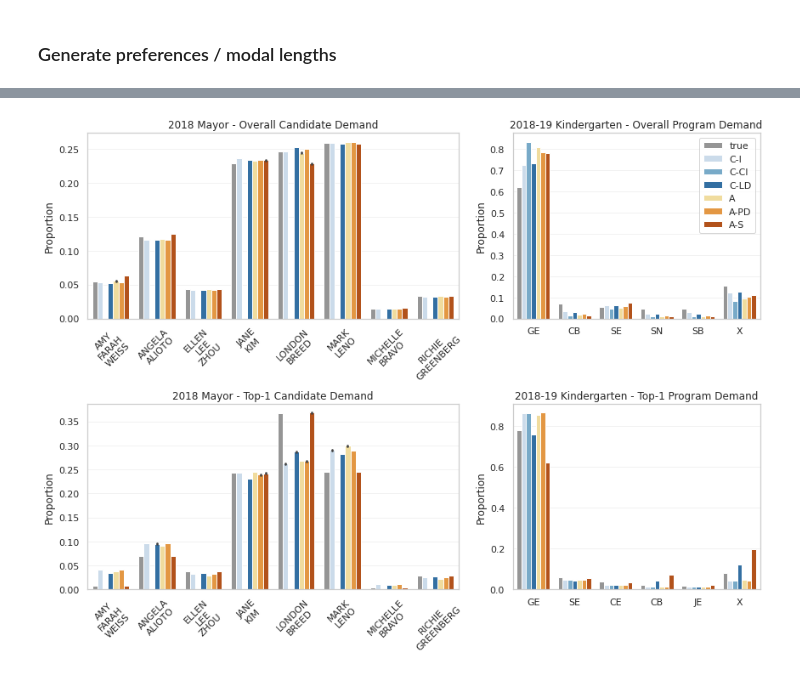
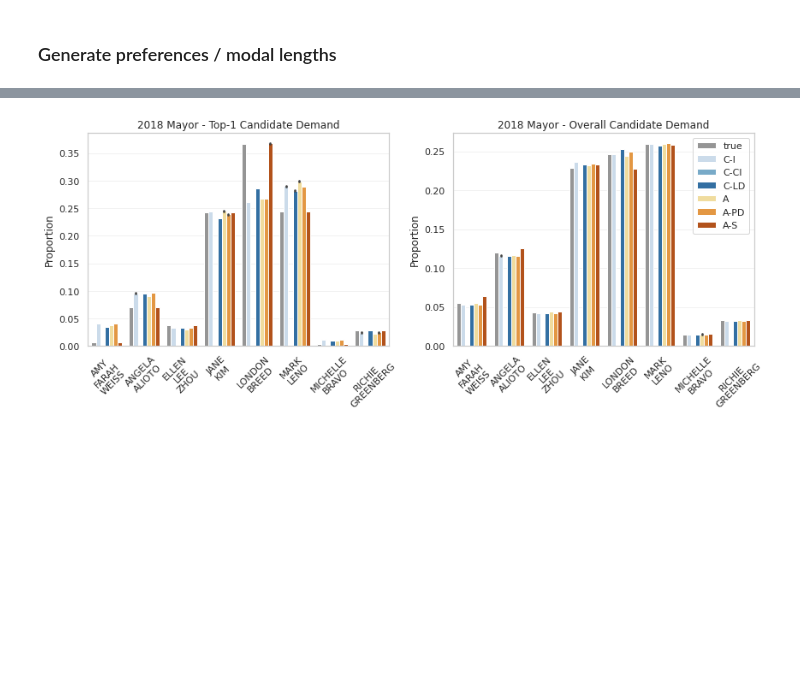
Before and after one commit to DQ-lab/partial_order-collection, a Jupyter notebook: paper_figures.ipynb, the cells around one changed output, grey strips where cells are left out. Saved outputs shown, nothing was run; the diff lists cells and outputs as text; code cells hidden in the pictures; blank space fills up the shorter version.

```diff
--- a/paper_figures.ipynb
+++ b/paper_figures.ipynb
@@ -373,22 +373,10 @@ def full_train(model_name, length_k, length_reg, mnl_k, rank_reg, dataset_name,
                                                                             **kwargs)
     return (dataset_name, model_name, model)
 # %%
-school_choice_indicators = []
-length_ks = []
-length_regs = []
-mnl_ks = []
-rank_regs = []
 dataset_names = []
 datasets = []
-program_datasets = []
 for year, dictionary in rcv_datasets.items():
     for race, dataset in dictionary.items():
-        school_choice_indicators.append(False)
-        length_ks.append(10)
-        length_regs.append(0.0)
-        mnl_ks.append(10)
-        rank_regs.append(0.0)
         dataset_names.append('{} {}'.format(year, race))
         datasets.append(dataset)
-        program_datasets.append(None)
 # %%
@@ -484,14 +492,11 @@ NameError: name 'overall_results' is not defined
 # %%
 model_names=['fully independent', 'conditionally independent', 'length dependent', 'augmented', 'position-dependent augmented', 'stratified augmented']
-full_train_results = Parallel(n_jobs=30)(delayed(full_train)(model_name, length_k, length_reg, mnl_k, rank_reg, dataset_name,
-                                                        dataset, program_data=data, school_choice=school_choice)
+full_train_results = Parallel(n_jobs=30)(delayed(full_train)(model_name, length_k, length_reg, mnl_k, rank_reg, dataset_name, dataset)
                                          for model_name in model_names
-                                         for dataset_name, dataset, school_choice, data, length_k, length_reg, mnl_k, rank_reg in zip(dataset_names,
-                                                                                                                                      datasets,
-                                                                                                                                      school_choice_indicators,
-                                                                                                                                      program_datasets,
-                                                                                                                                      length_ks,
-                                                                                                                                      length_regs,
-                                                                                                                                      mnl_ks,
-                                                                                                                                      rank_regs))
+                                         for dataset_name, dataset, length_k, length_reg, mnl_k, rank_reg in zip(dataset_names,
+                                                                                                                 datasets,
+                                                                                                                 length_ks,
+                                                                                                                 length_regs,
+                                                                                                                 mnl_ks,
+                                                                                                                 rank_regs))
 # %% [output]
@@ -620,5 +586,6 @@ for dataset_name, dataset in zip(dataset_names, datasets):
 # %%
-sampling_results = Parallel(n_jobs=30)(delayed(sample_datasets)(i, school_choice_datasets[dataset_name.split()[0]] if 'SFUSD' in dataset_name else rcv_datasets[dataset_name.split()[0]][dataset_name.split()[1]],
+sampling_results = Parallel(n_jobs=30)(delayed(sample_datasets)(i,
+                                                                rcv_datasets[dataset_name.split()[0]][dataset_name.split()[1]],
                                                                 dataset_name,
                                                                 model_name,
                                                                 model)
@@ -698,29 +642,29 @@ fig.tight_layout()
 # %%
 hue_order = ['true', 'C-I', 'C-CI', 'C-LD', 'A', 'A-PD', 'A-S']
 palette = sns.color_palette('Greys', n_colors=1) + sns.color_palette("Blues", n_colors=3)+sns.color_palette("YlOrBr", n_colors=3)
 
 fig, ax = plt.subplots(1,2, figsize=(12,5))
 name = '2018 Mayor'
 dataset = '2018 M'
 data = sampling_df[(sampling_df.dataset==dataset)&
-                   (sampling_df.metric_type=='overall candidate')&
+                   (sampling_df.metric_type=='top-1 candidate')&
                    ~(sampling_df['name label'].isin(['C-CI']))]
 sns.barplot(data=data, x="display name", y="value", hue="name label",
-            palette=palette[:2]+palette[-5:], hue_order=hue_order, ax=ax[0]).set(title='{} - Overall Candidate Demand'.format(name),
+            palette=palette[:2]+palette[-5:], hue_order=hue_order, ax=ax[0]).set(title='{} - Top-1 Candidate Demand'.format(name),
                                                                 xlabel='',
                                                                 ylabel='Proportion')
 ax[0].set_xticklabels(ax[0].get_xticklabels(), rotation=45, fontdict={'horizontalalignment':'center'})
 data = sampling_df[(sampling_df.dataset==dataset)&
-                   (sampling_df.metric_type=='top-1 candidate')&
+                   (sampling_df.metric_type=='overall candidate')&
                    ~(sampling_df['name label'].isin(['C-CI']))]
 sns.barplot(data=data, x="display name", y="value", hue="name label",
-            palette=palette[:2]+palette[-5:], hue_order=hue_order, ax=ax[1]).set(title='{} - Top-1 Candidate Demand'.format(name),
+            palette=palette[:2]+palette[-5:], hue_order=hue_order, ax=ax[1]).set(title='{} - Overall Candidate Demand'.format(name),
                                                                 xlabel='',
                                                                 ylabel='Proportion')
 ax[1].set_xticklabels(ax[1].get_xticklabels(), rotation=45, fontdict={'horizontalalignment':'center'})
 
 ax[0].legend().remove()
 ax[1].legend(loc='upper right')
 fig.tight_layout()
 # %% [output]
-[figure, old version]
+[figure, new version]
```
Also changed, not shown: parts of 14 cells of this notebook.
